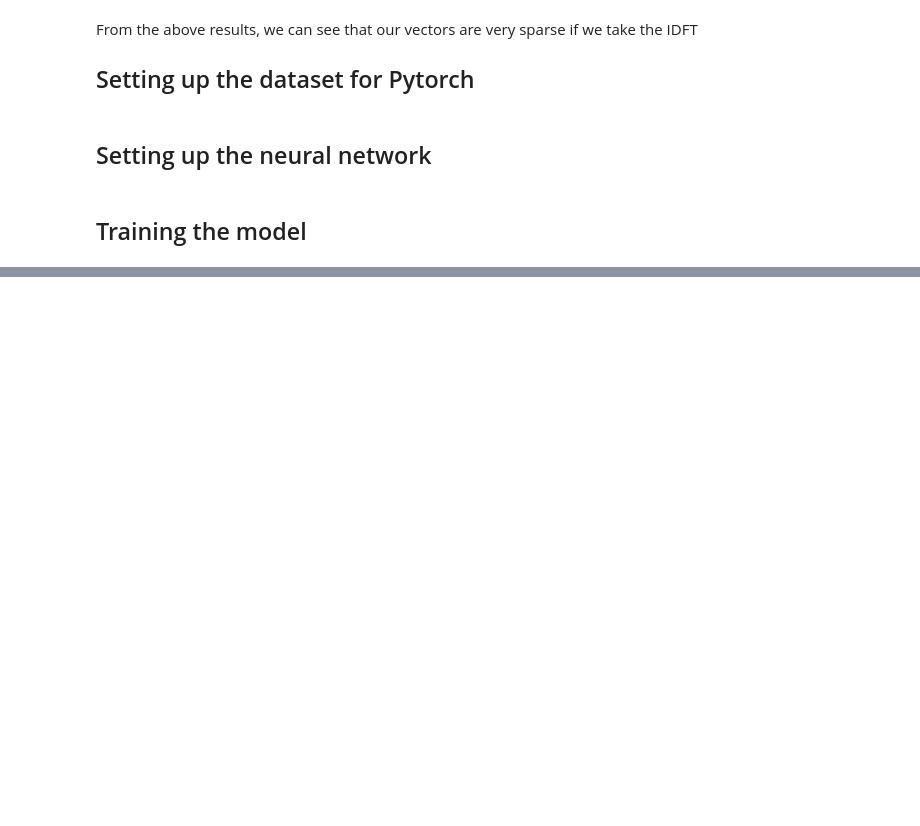
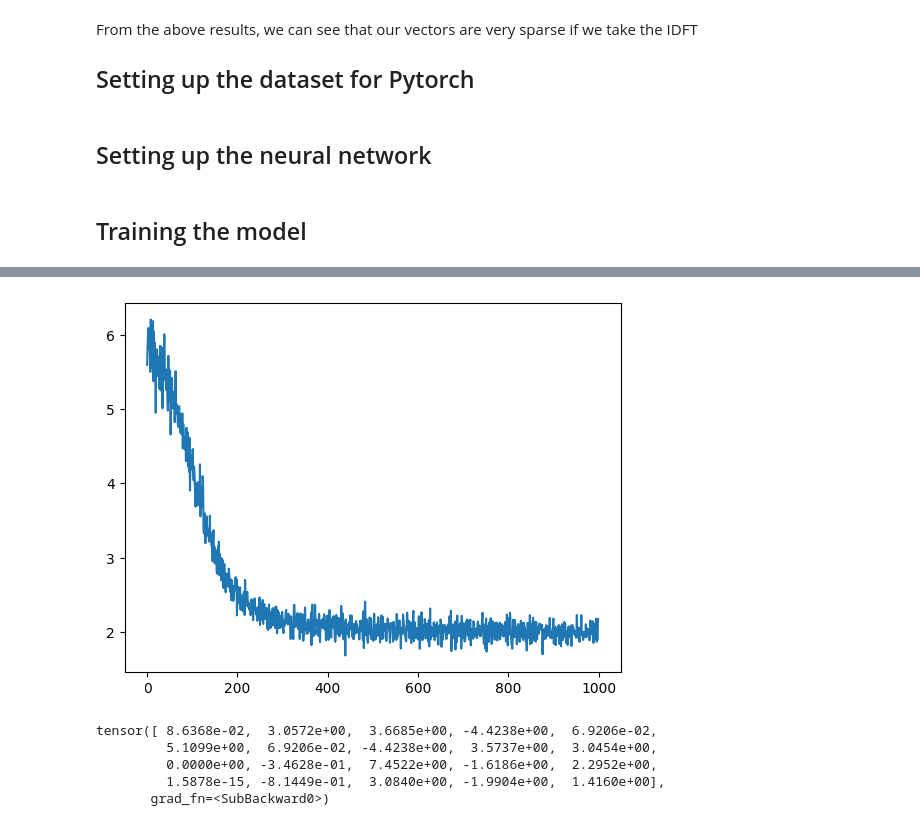
Before and after one commit to tomlijding/DL-based-CS-under-IQ-imbalance, a Jupyter notebook: main.ipynb, the cells around one changed output, grey strips where cells are left out. Cells and saved outputs as stored; diff of their text form; code cells hidden in the pictures; blank space fills up the shorter version.

Commit message:
updated dataset and rewrote decoder to work with real inputs. Then tried different architectures for auto encoder

```diff
--- a/main.ipynb
+++ b/main.ipynb
@@ -27,7 +28,7 @@ def buildDataSet(max_amplitude,min_sparsity,max_sparsity,vector_size,data_set_si
 max_amplitude = 10
 min_sparsity = 3
 max_sparsity = 5
-vector_size = 4*100
+vector_size = 10
 data_set_size = 1000
 dense_data, sparse_data = buildDataSet(max_amplitude,min_sparsity,max_sparsity,vector_size,data_set_size)
 # %% [markdown]
@@ -75,9 +76,9 @@ Y = np.concatenate((sparse_data.real, sparse_data.imag), axis=0).T
 
 X_tensor = torch.tensor(X,dtype=torch.float)
 Y_tensor = torch.tensor(Y,dtype=torch.float)
-dataset = TensorDataset(X_tensor,Y_tensor)
+dataset = TensorDataset(X_tensor,X_tensor)
 
-dataloader = DataLoader(dataset,batch_size = 200,shuffle = True)
+dataloader = DataLoader(dataset,batch_size = 100,shuffle = True)
 # %% [markdown]
 ## Setting up the neural network
 # %%
@@ -134,24 +137,29 @@ class ComplexReLU(nn.Module):
 # Define the size of our "measurement" vector as encoding_dim. This needs to be larger than the sparsity of our matrix
 
 encoding_dim = max_sparsity + 1
-
+encoding_dim = 10
 # Initialize model
-model = ComplexDecoder(vector_size, encoding_dim)
-optimizer = torch.optim.Adam(model.parameters(), lr=0.001)
+model = LearnedAutoencoder(2*vector_size, encoding_dim)
+optimizer = torch.optim.Adam(model.parameters(), lr=1E-3, weight_decay=1E-2)
 loss_fn = nn.MSELoss()
 
-def complex_mse_loss(input, target):
-    return F.mse_loss(input.real, target.real) + F.mse_loss(input.imag, target.imag)
+# def complex_mse_loss(input, target):
+#     return F.mse_loss(input, target)
 
 # Training loop
-for epoch in range(1000):
+losses = []
+for epoch in range(100):
     for batch in dataloader:
         inputs, targets = batch  # Unpack the tuple
         optimizer.zero_grad()
         output = model(inputs)
-        loss = complex_mse_loss(output, targets)  # Custom loss
+        loss = loss_fn(output, targets)
         loss.backward()
         optimizer.step()
+        losses.append(loss.item())
 
     print(f"Epoch {epoch+1}, Loss: {loss.item():.6f}")
+
+plt.plot(losses)
+plt.show()
 # %% [output]
@@ -158,0 +183,9 @@ RuntimeError: The size of tensor a (6) must match the size of tensor b (400) at
+[figure, added]
+# %%
+print(output[-1] - X_tensor[-1])
+# %% [output]
+tensor([ 8.6368e-02,  3.0572e+00,  3.6685e+00, -4.4238e+00,  6.9206e-02,
+         5.1099e+00,  6.9206e-02, -4.4238e+00,  3.5737e+00,  3.0454e+00,
+         0.0000e+00, -3.4628e-01,  7.4522e+00, -1.6186e+00,  2.2952e+00,
+         1.5878e-15, -8.1449e-01,  3.0840e+00, -1.9904e+00,  1.4160e+00],
+       grad_fn=<SubBackward0>)
```
Also changed, not shown: parts of 4 cells of this notebook.
